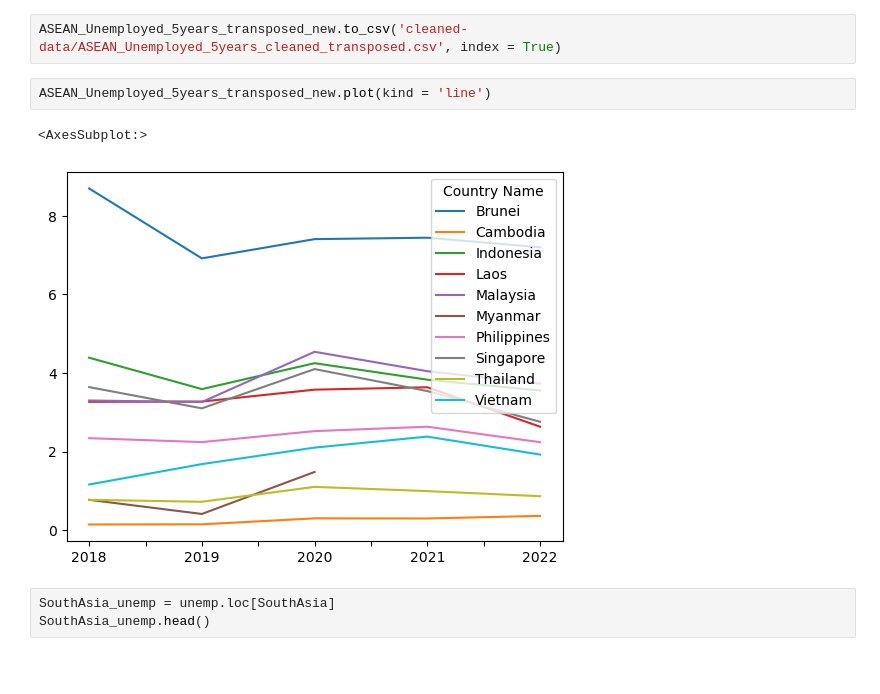
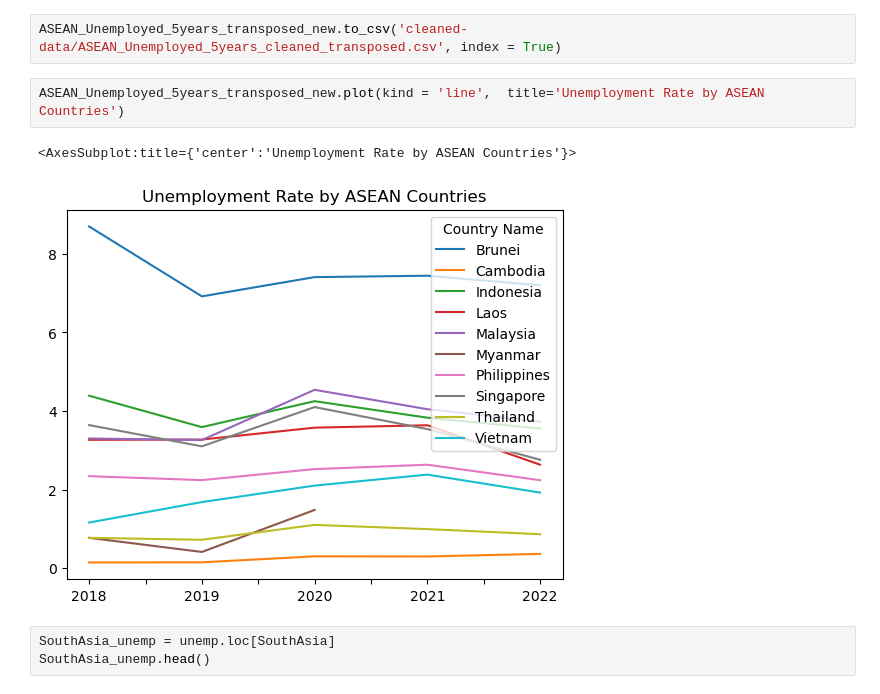
Before and after one commit to RuizLorenzoChavez/asean-datascience, a Jupyter notebook: GillCleaning.ipynb, the cells around one changed output. Saved outputs shown, nothing was run; the diff lists cells and outputs as text; blank space fills up the shorter version.

Commit message:
Added Titles to Visualizations

```diff
--- a/GillCleaning.ipynb
+++ b/GillCleaning.ipynb
@@ -317,10 +317,10 @@ ASEAN_Unemployed_5years_transposed_new
 # %%
 ASEAN_Unemployed_5years_transposed_new.to_csv('cleaned-data/ASEAN_Unemployed_5years_cleaned_transposed.csv', index = True)
 # %%
-ASEAN_Unemployed_5years_transposed_new.plot(kind = 'line')
+ASEAN_Unemployed_5years_transposed_new.plot(kind = 'line',  title='Unemployment Rate by ASEAN Countries')
 # %% [output]
-<AxesSubplot:>
+<AxesSubplot:title={'center':'Unemployment Rate by ASEAN Countries'}>
-[figure, old version]
+[figure, new version]
 # %%
 SouthAsia_unemp = unemp.loc[SouthAsia]
 SouthAsia_unemp.head()
```
Also changed, not shown: parts of 11 cells of this notebook.
